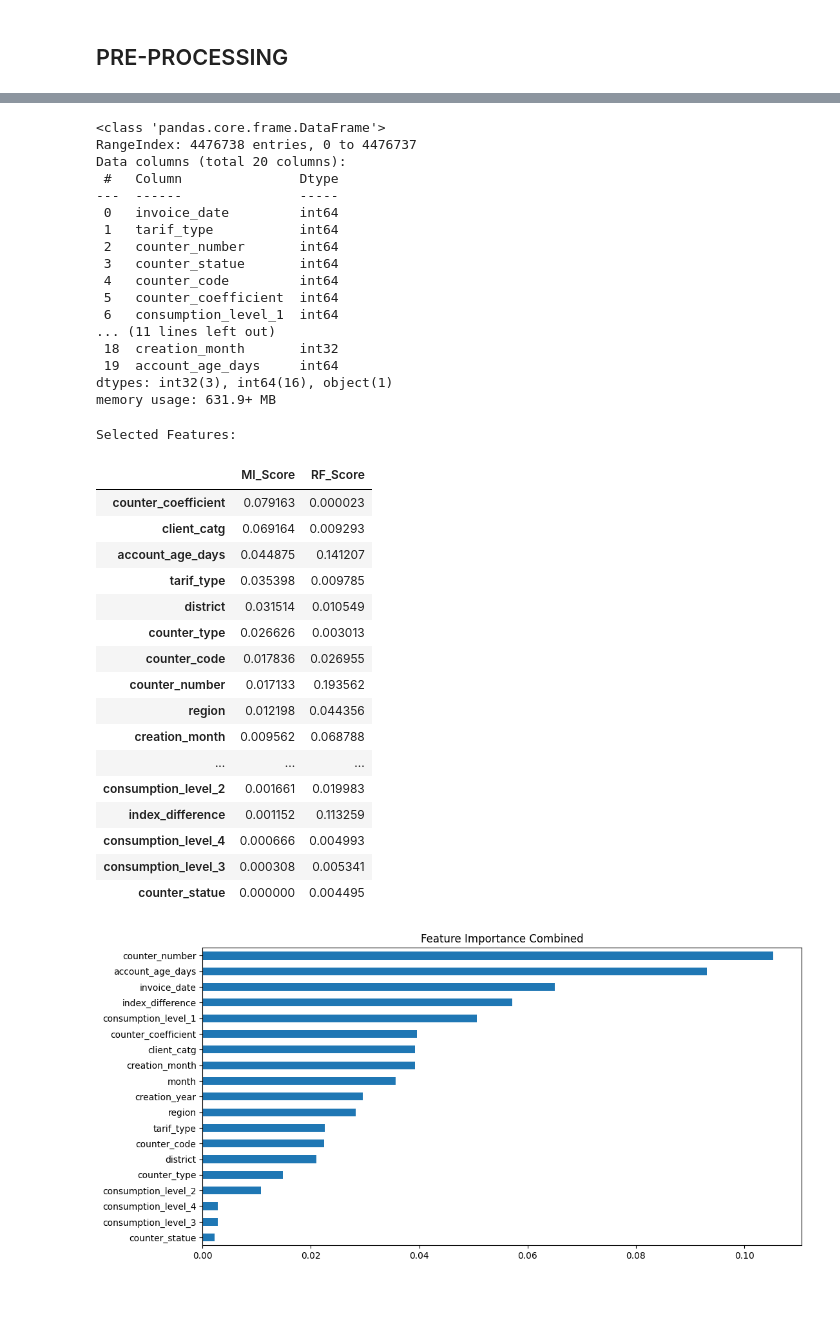
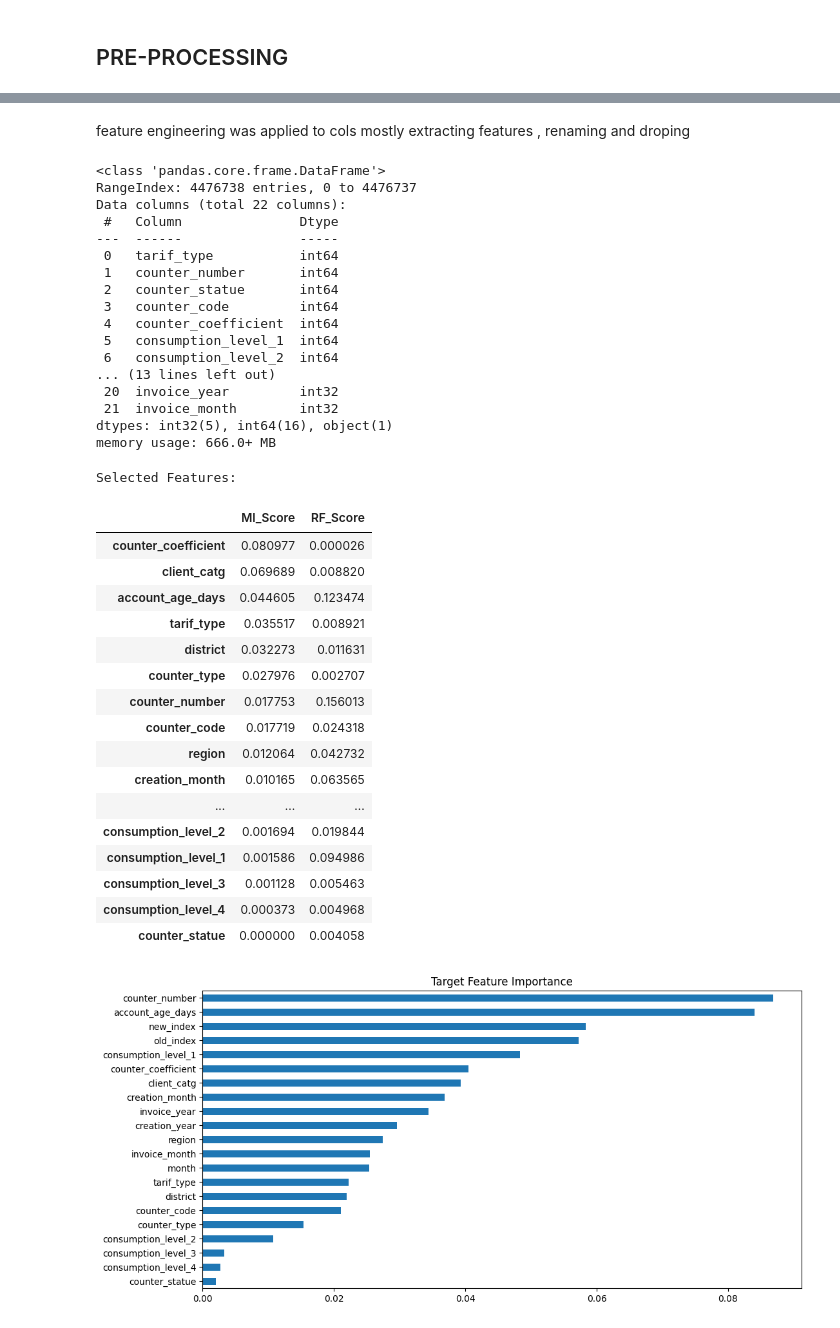
Before and after one commit to Code-str8/customer-frauds-detection, a Jupyter notebook: fraud_detection.ipynb, the cells around one changed output, grey strips where cells are left out. Drawn from its saved outputs; the diff is of its cells as text; code cells hidden in the pictures; blank space fills up the shorter version.

```diff
--- a/fraud_detection.ipynb
+++ b/fraud_detection.ipynb
@@ -649,27 +689,26 @@ Hypothesis test confirms relationship between counter type and fraud. p-value <
 #cleaning and feature engineering
 
 df['target'] = df['target'].astype(int)
-df['invoice_date'] = df['invoice_date'].astype(int)
 df['counter_statue'] = pd.to_numeric(df['counter_statue'], errors='coerce')
 df['counter_statue'] = df['counter_statue'].fillna(0).astype(int)
-#get diff of old and new index
-df['index_difference'] = df['old_index'] - df['new_index']
 
 # Convert to datetime
 df['creation_date'] = pd.to_datetime(df['creation_date'], format='%d/%m/%Y')
+df['invoice_date'] = pd.to_datetime(df['invoice_date'], format='%d/%m/%Y')
 
 # Extract features
 df['creation_year'] = df['creation_date'].dt.year
 df['creation_month'] = df['creation_date'].dt.month
 df['account_age_days'] = (pd.Timestamp.now() - df['creation_date']).dt.days
+df['invoice_year'] = df['invoice_date'].dt.year
+df['invoice_month'] = df['invoice_date'].dt.month
 
 # Drop col
 df = df.drop([
      'creation_date',
      'client_id',
      'months_number',
-     'old_index',
-     'new_index',
+     'invoice_date',
      'reading_remarque'],
       axis=1
 )
@@ -701,28 +740,30 @@ df
+# %% [markdown]
+feature engineering was applied to cols mostly extracting features , renaming and droping
 # %%
 df.info()
 # %% [output]
 <class 'pandas.core.frame.DataFrame'>
 RangeIndex: 4476738 entries, 0 to 4476737
-Data columns (total 20 columns):
+Data columns (total 22 columns):
  #   Column               Dtype
 ---  ------               -----
- 0   invoice_date         int64
- 1   tarif_type           int64
- 2   counter_number       int64
- 3   counter_statue       int64
- 4   counter_code         int64
- 5   counter_coefficient  int64
- 6   consumption_level_1  int64
-... (11 lines left out)
- 18  creation_month       int32
- 19  account_age_days     int64
-dtypes: int32(3), int64(16), object(1)
-memory usage: 631.9+ MB
+ 0   tarif_type           int64
+ 1   counter_number       int64
+ 2   counter_statue       int64
+ 3   counter_code         int64
+ 4   counter_coefficient  int64
+ 5   consumption_level_1  int64
+ 6   consumption_level_2  int64
+... (13 lines left out)
+ 20  invoice_year         int32
+ 21  invoice_month        int32
+dtypes: int32(5), int64(16), object(1)
+memory usage: 666.0+ MB
 # %%
 # Feature Selection
 #methods Mutual Information and Random Forest Importance
-def select_features(X, y, k=5):
-    #encode 2
+def select_features(X, y, k=10):
+    #encode
     le = LabelEncoder()
     X['counter_type'] = le.fit_transform(X['counter_type'])
     # Mutual Information
@@ -734,48 +775,48 @@ def select_features(X, y, k=5):
     rf = RandomForestClassifier(n_estimators=100, random_state=42)
     rf.fit(X.sample(500000, random_state=42), y.sample(500000, random_state=42))
     rf_scores = pd.Series(rf.feature_importances_, index=X.columns)
 
     # Combine scores
     feature_scores = pd.DataFrame({
         'MI_Score': mi_scores,
         'RF_Score': rf_scores
     })
 
-    # get top features
+    # top features
     selected_features = feature_scores.mean(axis=1).sort_values(ascending=False)[:k].index
 
     return list(selected_features), feature_scores
 
 # call
 X = df.drop('target', axis=1)
 y = df['target']
-selected_features, feature_scores = select_features(X, y, k=5)
+selected_features, feature_scores = select_features(X, y, k=10)
 
 print("\nSelected Features:")
 display(feature_scores.sort_values('MI_Score', ascending=False))
 
 # Plot
 plt.figure(figsize=(12, 6))
 feature_scores.mean(axis=1).sort_values().plot(kind='barh')
 plt.title('Target Feature Importance')
 plt.show()
 # %% [output]
 Selected Features:
 |  | MI_Score | RF_Score |
-| counter_coefficient | 0.079163 | 0.000023 |
-| client_catg | 0.069164 | 0.009293 |
-| account_age_days | 0.044875 | 0.141207 |
-| tarif_type | 0.035398 | 0.009785 |
-| district | 0.031514 | 0.010549 |
-| counter_type | 0.026626 | 0.003013 |
-| counter_code | 0.017836 | 0.026955 |
-| counter_number | 0.017133 | 0.193562 |
-| region | 0.012198 | 0.044356 |
-| creation_month | 0.009562 | 0.068788 |
+| counter_coefficient | 0.080977 | 0.000026 |
+| client_catg | 0.069689 | 0.008820 |
+| account_age_days | 0.044605 | 0.123474 |
+| tarif_type | 0.035517 | 0.008921 |
+| district | 0.032273 | 0.011631 |
+| counter_type | 0.027976 | 0.002707 |
+| counter_number | 0.017753 | 0.156013 |
+| counter_code | 0.017719 | 0.024318 |
+| region | 0.012064 | 0.042732 |
+| creation_month | 0.010165 | 0.063565 |
 | ... | ... | ... |
-| consumption_level_2 | 0.001661 | 0.019983 |
-| index_difference | 0.001152 | 0.113259 |
-| consumption_level_4 | 0.000666 | 0.004993 |
-| consumption_level_3 | 0.000308 | 0.005341 |
-| counter_statue | 0.000000 | 0.004495 |
+| consumption_level_2 | 0.001694 | 0.019844 |
+| consumption_level_1 | 0.001586 | 0.094986 |
+| consumption_level_3 | 0.001128 | 0.005463 |
+| consumption_level_4 | 0.000373 | 0.004968 |
+| counter_statue | 0.000000 | 0.004058 |
-[figure, old version]
+[figure, new version]
```
Also changed, not shown: parts of 18 cells of this notebook.
